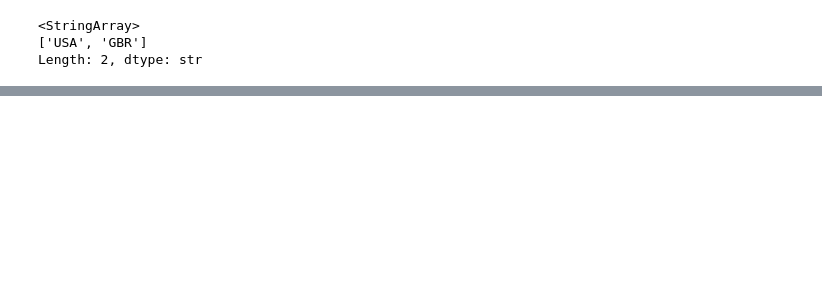
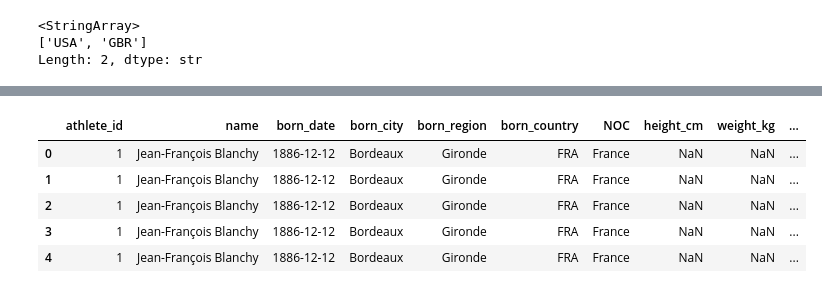
Before and after one commit to P-Pavan-teja/complete-pandas-tutorial, a Jupyter notebook: my_work/bios.ipynb, the cells around one changed output, grey strips where cells are left out. Cells and saved outputs as stored; diff of their text form; code cells hidden in the pictures; blank space fills up the shorter version.

```diff
--- a/my_work/bios.ipynb
+++ b/my_work/bios.ipynb
@@ -131,0 +184,11 @@ Length: 2, dtype: str
+# %%
+bio_res = pd.merge(bios,results, on="athlete_id",how="left")
+# %%
+bio_res.head()
+# %% [output]
+|  | athlete_id | name | born_date | born_city | born_region | born_country | NOC | height_cm | weight_kg | ... |
+| 0 | 1 | Jean-François Blanchy | 1886-12-12 | Bordeaux | Gironde | FRA | France | NaN | NaN | ... |
+| 1 | 1 | Jean-François Blanchy | 1886-12-12 | Bordeaux | Gironde | FRA | France | NaN | NaN | ... |
+| 2 | 1 | Jean-François Blanchy | 1886-12-12 | Bordeaux | Gironde | FRA | France | NaN | NaN | ... |
+| 3 | 1 | Jean-François Blanchy | 1886-12-12 | Bordeaux | Gironde | FRA | France | NaN | NaN | ... |
+| 4 | 1 | Jean-François Blanchy | 1886-12-12 | Bordeaux | Gironde | FRA | France | NaN | NaN | ... |
```
Also changed, not shown: parts of 8 cells of this notebook.
